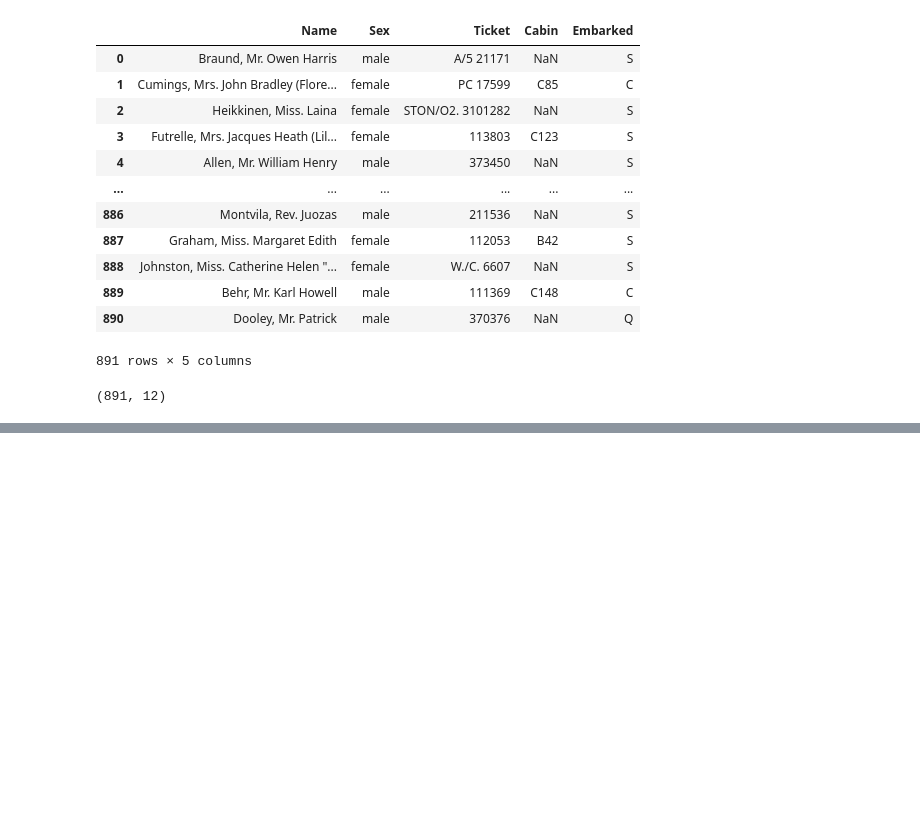
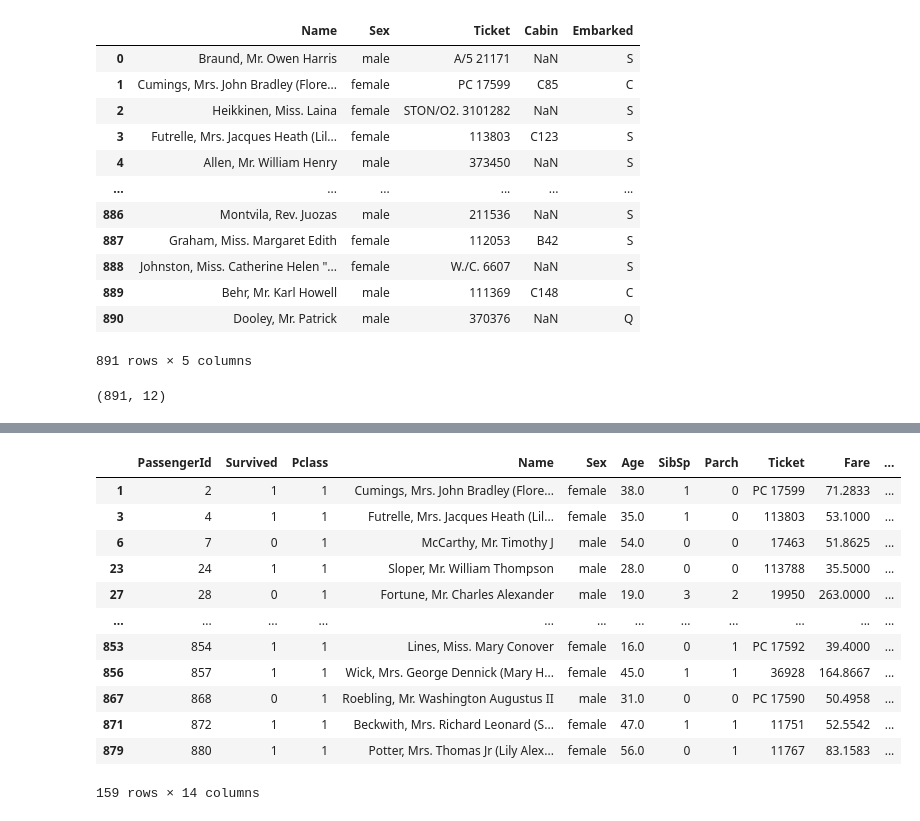
Before and after one commit to prathmeshpatil98/learnpandas, a Jupyter notebook: Advance_pandas_practice.ipynb, the cells around one changed output, grey strips where cells are left out. Drawn from its saved outputs; the diff is of its cells as text; code cells hidden in the pictures; blank space fills up the shorter version.

```diff
--- a/Advance_pandas_practice.ipynb
+++ b/Advance_pandas_practice.ipynb
@@ -78,0 +264,16 @@ data.shape
+# %%
+data[(data['Pclass'] == 1) & (data["Fare"] >= 32 )]
+# %% [output]
+|  | PassengerId | Survived | Pclass | Name | Sex | Age | SibSp | Parch | Ticket | Fare | ... |
+| 1 | 2 | 1 | 1 | Cumings, Mrs. John Bradley (Flore... | female | 38.0 | 1 | 0 | PC 17599 | 71.2833 | ... |
+| 3 | 4 | 1 | 1 | Futrelle, Mrs. Jacques Heath (Lil... | female | 35.0 | 1 | 0 | 113803 | 53.1000 | ... |
+| 6 | 7 | 0 | 1 | McCarthy, Mr. Timothy J | male | 54.0 | 0 | 0 | 17463 | 51.8625 | ... |
+| 23 | 24 | 1 | 1 | Sloper, Mr. William Thompson | male | 28.0 | 0 | 0 | 113788 | 35.5000 | ... |
+| 27 | 28 | 0 | 1 | Fortune, Mr. Charles Alexander | male | 19.0 | 3 | 2 | 19950 | 263.0000 | ... |
+| ... | ... | ... | ... | ... | ... | ... | ... | ... | ... | ... | ... |
+| 853 | 854 | 1 | 1 | Lines, Miss. Mary Conover | female | 16.0 | 0 | 1 | PC 17592 | 39.4000 | ... |
+| 856 | 857 | 1 | 1 | Wick, Mrs. George Dennick (Mary H... | female | 45.0 | 1 | 1 | 36928 | 164.8667 | ... |
+| 867 | 868 | 0 | 1 | Roebling, Mr. Washington Augustus II | male | 31.0 | 0 | 0 | PC 17590 | 50.4958 | ... |
+| 871 | 872 | 1 | 1 | Beckwith, Mrs. Richard Leonard (S... | female | 47.0 | 1 | 1 | 11751 | 52.5542 | ... |
+| 879 | 880 | 1 | 1 | Potter, Mrs. Thomas Jr (Lily Alex... | female | 56.0 | 0 | 1 | 11767 | 83.1583 | ... |
+159 rows × 14 columns
```
Also changed, not shown: parts of 34 cells of this notebook, 1 other file.
